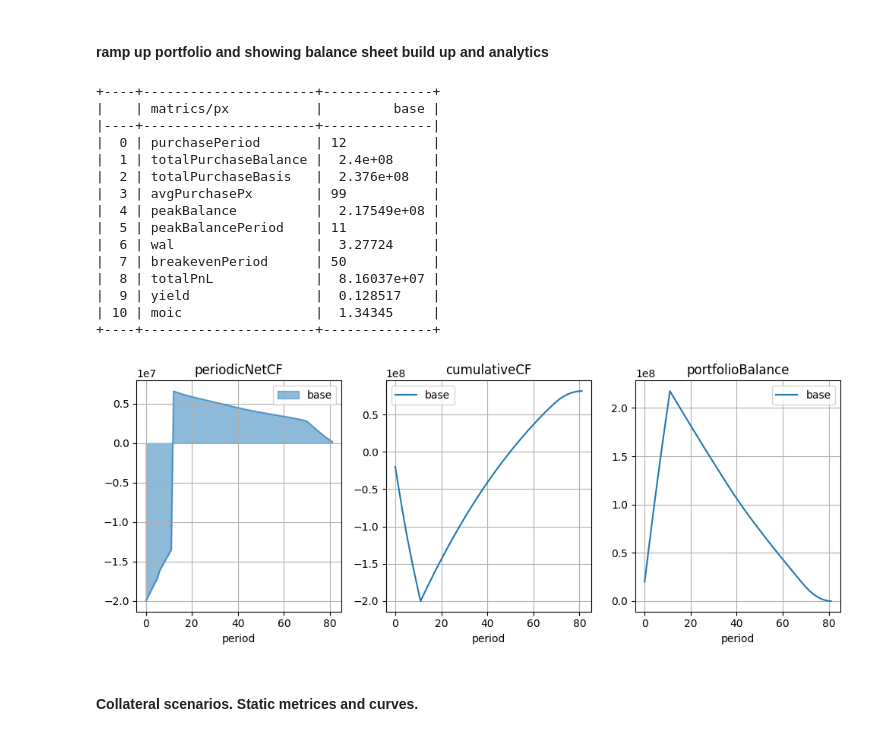
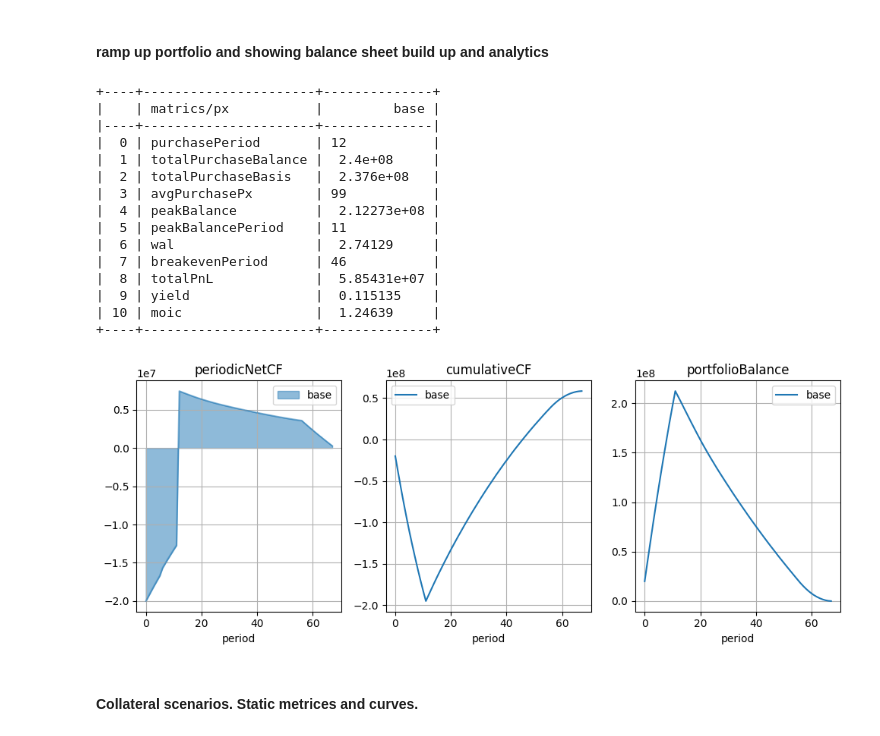
Before and after one commit to Lab450North/StructuringTool, a Jupyter notebook: SPCashflowModeling/SPCFPresentation.ipynb, the cells around one changed output. Cells and saved outputs as stored; diff of their text form; code cells hidden in the pictures.

```diff
--- a/SPCashflowModeling/SPCFPresentation.ipynb
+++ b/SPCashflowModeling/SPCFPresentation.ipynb
@@ -54,33 +53,33 @@ dealRampPortfolio = DealManager(dealName = "plainCollateralDeal",
                                        },
                     rampSchedule = {"ramp": "20 for 12", "px":"100 for 6 98"},
                     dealMisc = {"upfrontFees": 1e6},
-                    assetScenarios = {"base": AssetStore.ASSETSTORE['consumerLoan70']},
+                    assetScenarios = {"base": AssetStore.ASSETSTORE['consumerLoanUpstart2302']},
                     )
 
-dealRampPortfolioAnalytics = DealAnalytics(dealRampPortfolio)
+analytics = DealAnalytics(dealRampPortfolio)
 # %%
 # show static metrices
-print(tabulate(dealRampPortfolioAnalytics.getAssetStaticMetrics(ramp=True), headers='keys', tablefmt='psql'))
+print(tabulate(analytics.getAssetStaticMetrics(ramp=True), headers='keys', tablefmt='psql'))
 
 # show curves
-dealRampPortfolioAnalytics.plotRampCurves()
+analytics.plotRampCurves()
 # %% [output]
 +----+----------------------+--------------+
 |    | matrics/px           |         base |
 |----+----------------------+--------------|
 |  0 | purchasePeriod       | 12           |
 |  1 | totalPurchaseBalance |  2.4e+08     |
 |  2 | totalPurchaseBasis   |  2.376e+08   |
 |  3 | avgPurchasePx        | 99           |
-|  4 | peakBalance          |  2.17549e+08 |
+|  4 | peakBalance          |  2.12273e+08 |
 |  5 | peakBalancePeriod    | 11           |
-|  6 | wal                  |  3.27724     |
-|  7 | breakevenPeriod      | 50           |
-|  8 | totalPnL             |  8.16037e+07 |
-|  9 | yield                |  0.128517    |
-| 10 | moic                 |  1.34345     |
+|  6 | wal                  |  2.74129     |
+|  7 | breakevenPeriod      | 46           |
+|  8 | totalPnL             |  5.85431e+07 |
+|  9 | yield                |  0.115135    |
+| 10 | moic                 |  1.24639     |
 +----+----------------------+--------------+
-[figure, old version]
+[figure, new version]
 # %% [markdown]
 #### Collateral scenarios. Static metrices and curves.
 # %%
```
Also changed, not shown: parts of 11 cells of this notebook, 7 other files.
